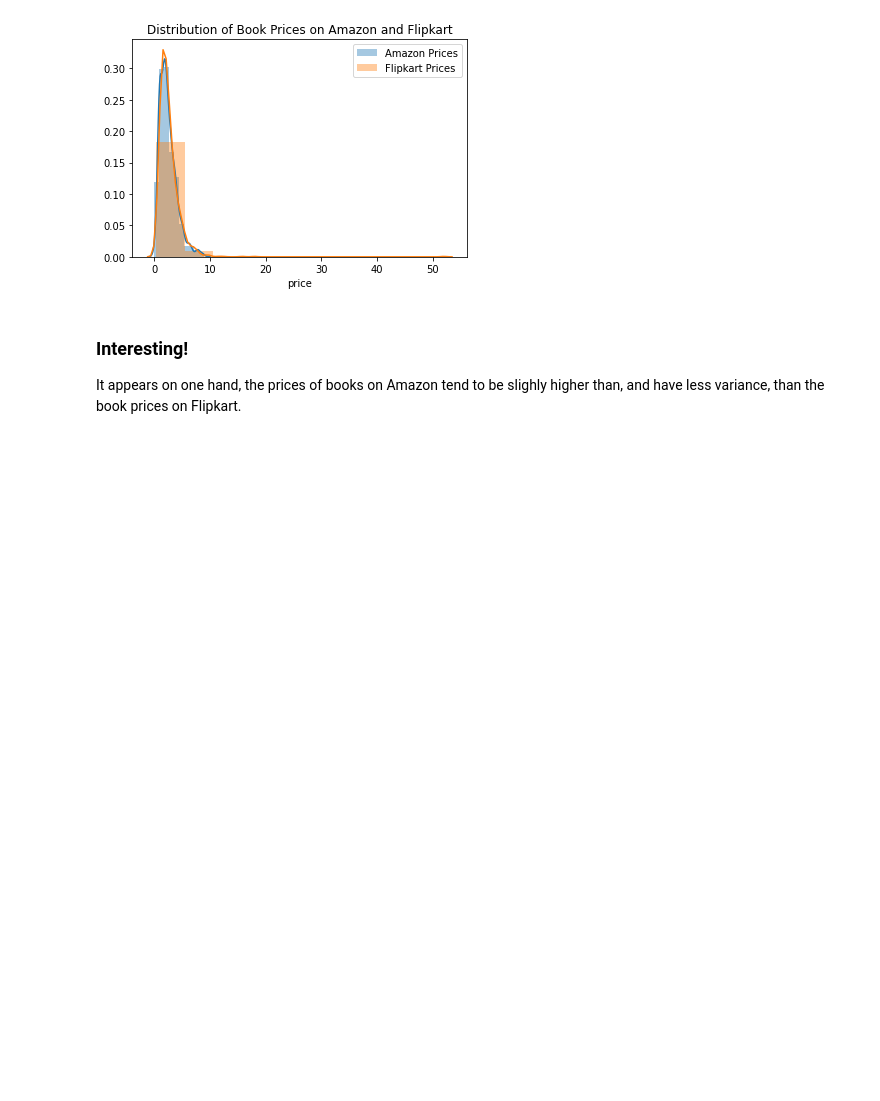
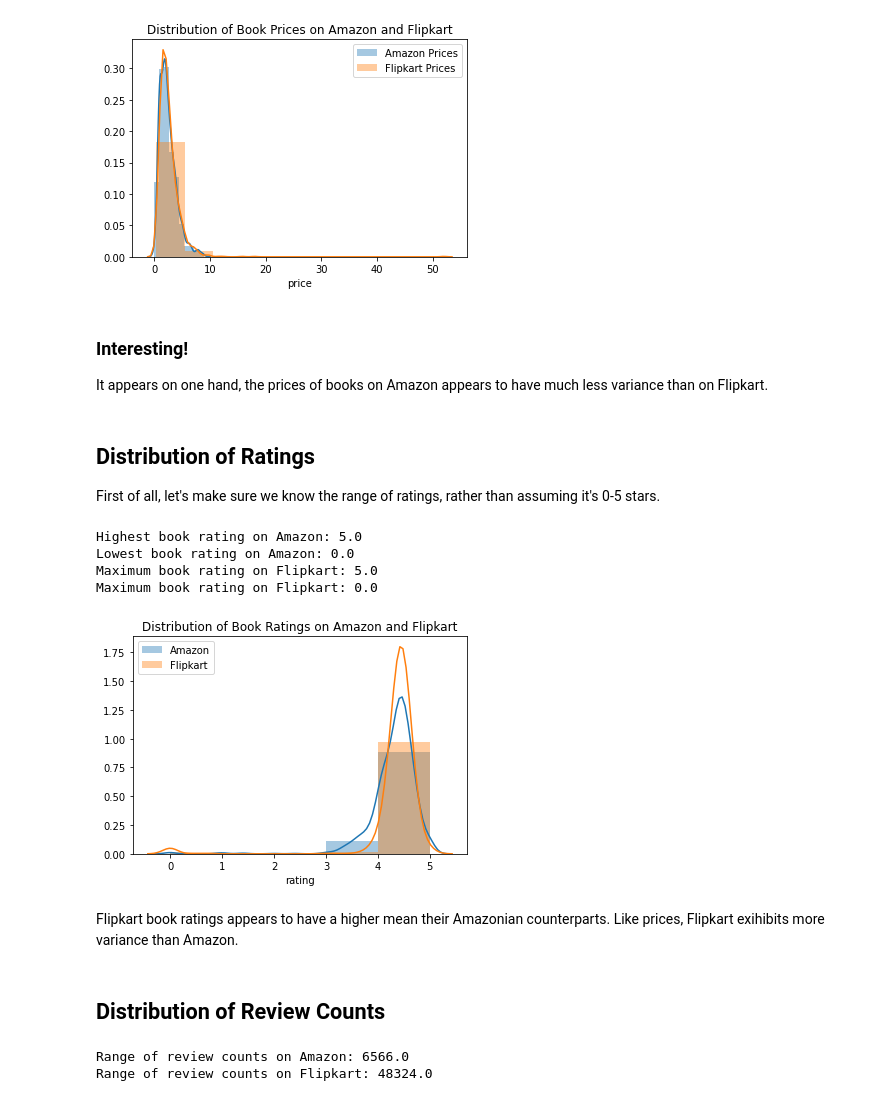
Before and after one commit to UPstartDeveloper/bookstore-classifier, a Jupyter notebook: classifications.ipynb, the cells around one changed output. Drawn from its saved outputs; the diff is of its cells as text; code cells hidden in the pictures; blank space fills up the shorter version.

```diff
--- a/classifications.ipynb
+++ b/classifications.ipynb
@@ -110,18 +110,35 @@ Here, I decided to fill in using '0.0'.
 # %%
 amzn_df['reviews count'] = amzn_df['reviews count'].fillna('0.0')
 # %%
-# int conversion
+'''# int conversion
 review_counts = list()
 for count in amzn_df['reviews count']:
     # removing commas
-    # print(count)
     if ',' in count:
         count_ls = [char for char in count if char != ',']
         count = ''.join(count_ls)
     review_counts.append(int(float(count)))
 
 # replacing the column in the DataFrame
-amzn_df['reviews count'] = review_counts
+amzn_df['reviews count'] = review_counts'''
+
+def remove_commas_from_strings(df, col):
+    '''Int conversion for review counts.'''
+    counts = list()
+    for count in df[col]:
+        # removing commas, filling in empty strings
+        if ',' in count:
+            count_ls = [char for char in count if char != ',']
+            count = ''.join(count_ls)
+        elif count == ' ':
+            count = '0.0'
+        counts.append(float(count))
+    # replacing the column in the DataFrame
+    df[col] = counts
+
+remove_commas_from_strings(amzn_df, 'reviews count')
+remove_commas_from_strings(fp_df, 'ratings count')
+remove_commas_from_strings(fp_df, 'stars')
 # %% [markdown]
 Cool! That was way more complicated than expected.
 # %% [markdown]
@@ -174,3 +193,6 @@ For 'price', Amazonian data shows 1382 values, and Flipkart data shows 1382 valu
+# %%
+# reorder columns in df2 to match df1
+fp_df = fp_df[amzn_df.columns]
 # %% [markdown]
 It looks like we almost match up... except Amazon is lacking 4 non-NaN values in its 'rating' column. This is reasonable, because presumably these were the same rows in which the values for 'reviews count' were also missing.
 
@@ -179,3 +201,4 @@ As before I will in those NaN values with '0.0', with the rationale being:
 2. Ratings for books tend to depend on the book's quality; so it would not make sense to use another technique such as GMM for instance, because the value a book gets for its rating should arguably treated as an individual value. That is to say, it should not be confined to the distribution of rating values for this overall dataset.
 # %%
 amzn_df['rating'] = amzn_df['rating'].fillna('0.0')
+fp_df['rating'] = fp_df['rating'].fillna('0.0')
@@ -265,4 +317,40 @@ plt.show()
 [figure]
 # %% [markdown]
 ### Interesting!
-It appears on one hand, the prices of books on Amazon tend to be slighly higher than, and have less variance, than the book prices on Flipkart.
+It appears on one hand, the prices of books on Amazon appears to have much less variance than on Flipkart.
+# %% [markdown]
+## Distribution of Ratings
+First of all, let's make sure we know the range of ratings, rather than assuming it's 0-5 stars.
+# %%
+print(f"Highest book rating on Amazon: {amzn_df['rating'].max()}")
+print(f"Lowest book rating on Amazon: {amzn_df['rating'].min()}")
+print(f"Maximum book rating on Flipkart: {fp_df['rating'].max()}")
+print(f"Maximum book rating on Flipkart: {fp_df['rating'].min()}")
+# %% [output]
+Highest book rating on Amazon: 5.0
+Lowest book rating on Amazon: 0.0
+Maximum book rating on Flipkart: 5.0
+Maximum book rating on Flipkart: 0.0
+# %%
+sns.distplot(amzn_df['rating'] , hist=True, bins=5, kde=True, label='Amazon')
+sns.distplot(fp_df['rating'], hist=True, bins=5, kde=True, label='Flipkart')
+plt.legend()
+plt.title('Distribution of Book Ratings on Amazon and Flipkart')
+plt.show()
+# %% [output]
+[figure, added]
+# %% [markdown]
+Flipkart book ratings appears to have a higher mean their Amazonian counterparts. Like prices, Flipkart exihibits more variance than Amazon.
+# %% [markdown]
+## Distribution of Review Counts
+# %%
+def determine_range(df, col):
+    return df[col].max() - df[col].min()
+
+amzn_rcount_range = determine_range(amzn_df, 'reviews count')
+fp_rcount_range = determine_range(fp_df, 'reviews count')
+print(f'Range of review counts on Amazon: {amzn_rcount_range}')
+print(f'Range of review counts on Flipkart: {fp_rcount_range}')
+# %% [output]
+Range of review counts on Amazon: 6566.0
+Range of review counts on Flipkart: 48324.0
```
Also changed, not shown: parts of 7 cells of this notebook.
